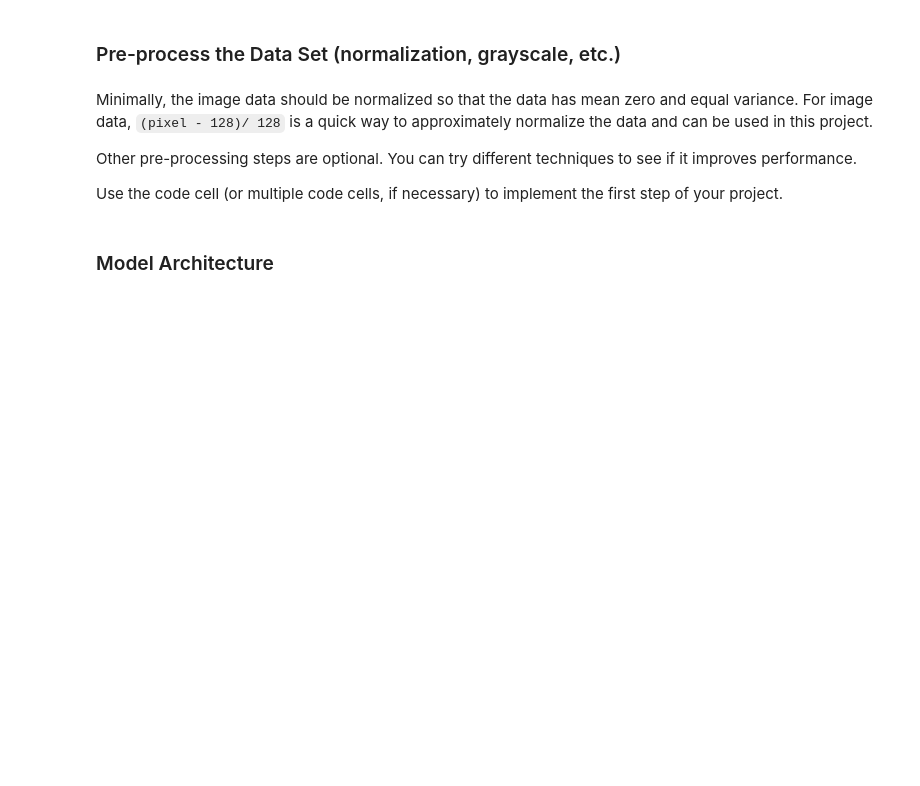
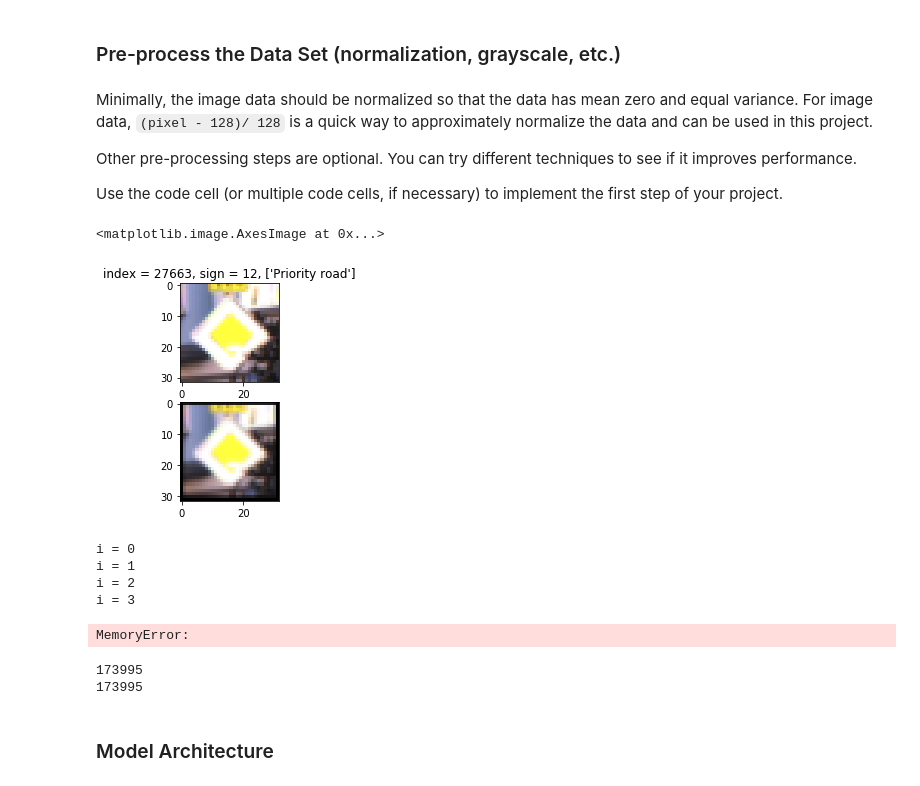
Before and after one commit to haowu80s/CarND-Traffic-Sign-Classifier-Project, a Jupyter notebook: Traffic_Sign_Classifier.ipynb, the cells around one changed output. Drawn from its saved outputs; the diff is of its cells as text; code cells hidden in the pictures; blank space fills up the shorter version.

```diff
--- a/Traffic_Sign_Classifier.ipynb
+++ b/Traffic_Sign_Classifier.ipynb
@@ -147,3 +201,68 @@ for X_set in (X_train, X_valid, X_test):
+# %%
+from skimage.transform import rotate, warp, SimilarityTransform
+from skimage.util import random_noise
+
+def random_crop(img):
+    scale = random.uniform(0.9, 1.1)
+    translation = (random.uniform(-2, 2), random.uniform(-2, 2))
+    tform = SimilarityTransform(scale=scale, translation=translation)
+    return warp(img, tform)
+
+def random_rotate(img):
+    angle = random.uniform(-15, 15)
+    return rotate(img, angle, mode='wrap')
+
+def random_sap(img):
+    return random_noise(img, var=1e-3)
+
+def preprocess_image(img):
+    # return random_sap(random_rotate(random_crop(img)))
+    return random_crop(random_rotate(img))
+
+def standardize_image(img):
+    mean_img = np.mean(img)
+    std_img = max(np.std(img), 1.0/np.sqrt(img.size))
+    return (img - mean_img) / std_img
+
+index = random.randint(0, len(X_train))
+image = X_train[index].squeeze()
+f, axarr = plt.subplots(2,1)
+axarr[0].imshow(image)
+axarr[0].set_title('index = %d, sign = %d, %s' % (index, y_train[index], signnames[y_train[index]]))
+axarr[1].imshow(preprocess_image(image))
+# %% [output]
+<matplotlib.image.AxesImage at 0x...>
+[figure, added]
+# %%
+random.seed(1)
+X_train_prep = [standardize_image(img) for img in X_train]
+for i in range(4):
+    print('i = %d' % i)
+    X_train_prep += [standardize_image(preprocess_image(img)) for img in X_train]
+
+train_prep_file = './data/train_prep.p'
+with open(train_prep_file, mode='wb') as f:
+    pickle.dump(X_train_prep, f)
+
+# train_prep_file = './data/train_prep.p'
+# with open(train_prep_file, mode='rb') as f:
+#     X_train_prep = pickle.load(f)
+
+y_train_prep = [y for y in y_train]
+for i in range(4):
+    y_train_prep += [y for y in y_train]
+# %% [output]
+i = 0
+i = 1
+i = 2
+i = 3
+MemoryError:
+# %%
+print(len(X_train_prep))
+print(len(y_train_prep))
+# %% [output]
+173995
+173995
 # %% [markdown]
 ### Model Architecture
 # %% [markdown]
```
Also changed, not shown: parts of 20 cells of this notebook, 44 other files.
